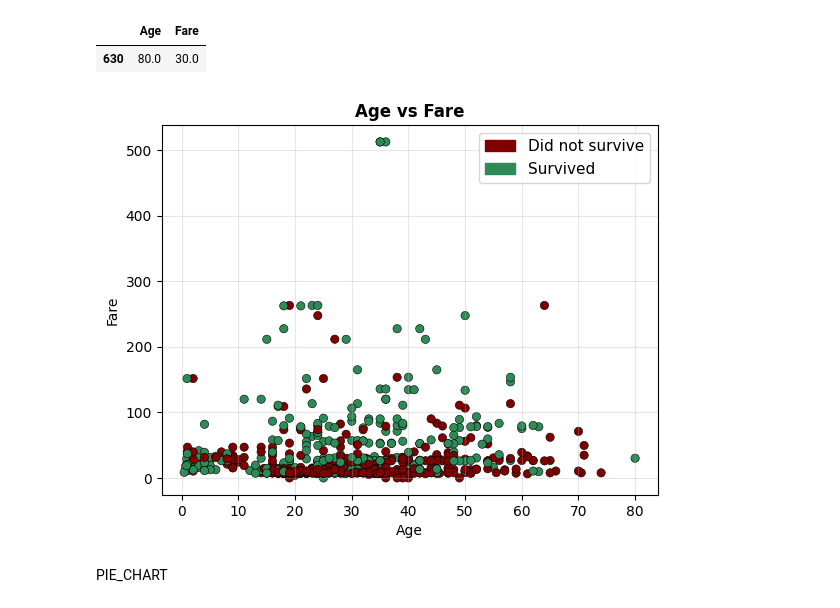
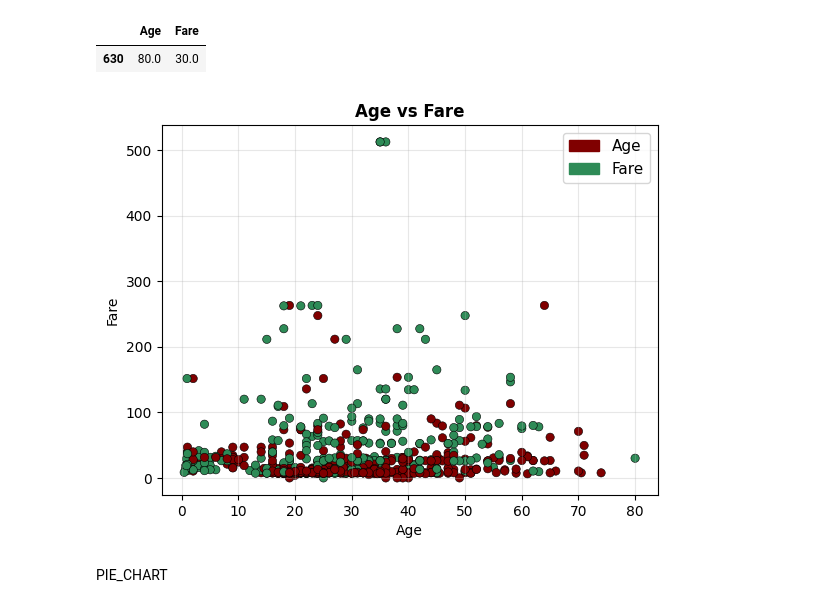
Before and after one commit to Ramcharan-AIML/Matplotlib_Problem_Solving, a Jupyter notebook: Matplotlib_Problems_Practice.ipynb, the cells around one changed output. Cells and saved outputs as stored; diff of their text form; code cells hidden in the pictures.

```diff
--- a/Matplotlib_Problems_Practice.ipynb
+++ b/Matplotlib_Problems_Practice.ipynb
@@ -242,27 +242,27 @@ filter2
 # %%
 # With color coding in scatter plots
 
 colors = df["Survived"].map({0:"maroon", 1:"seagreen"})
 
 plt.scatter(df['Age'], df['Fare'], c=colors, edgecolor="black", linewidth=0.4)
 
 # Manual legend
 import matplotlib.patches as mpatches
 legend_elements = [
-    mpatches.Patch(color="maroon",     label="Did not survive"),
-    mpatches.Patch(color="seagreen", label="Survived")
+    mpatches.Patch(color="maroon",     label="Age"),
+    mpatches.Patch(color="seagreen",   label="Fare")
 ]
 
 plt.legend(handles=legend_elements, fontsize=11)
 
 plt.title("Age vs Fare", fontweight="bold")
 plt.xlabel("Age")
 plt.ylabel("Fare")
 plt.grid(True, alpha=0.3)
 
 plt.show()
 # %% [output]
-[figure, old version]
+[figure, new version]
 # %% [markdown]
 PIE_CHART
 # %%
```
Also changed, not shown: parts of 4 cells of this notebook.
